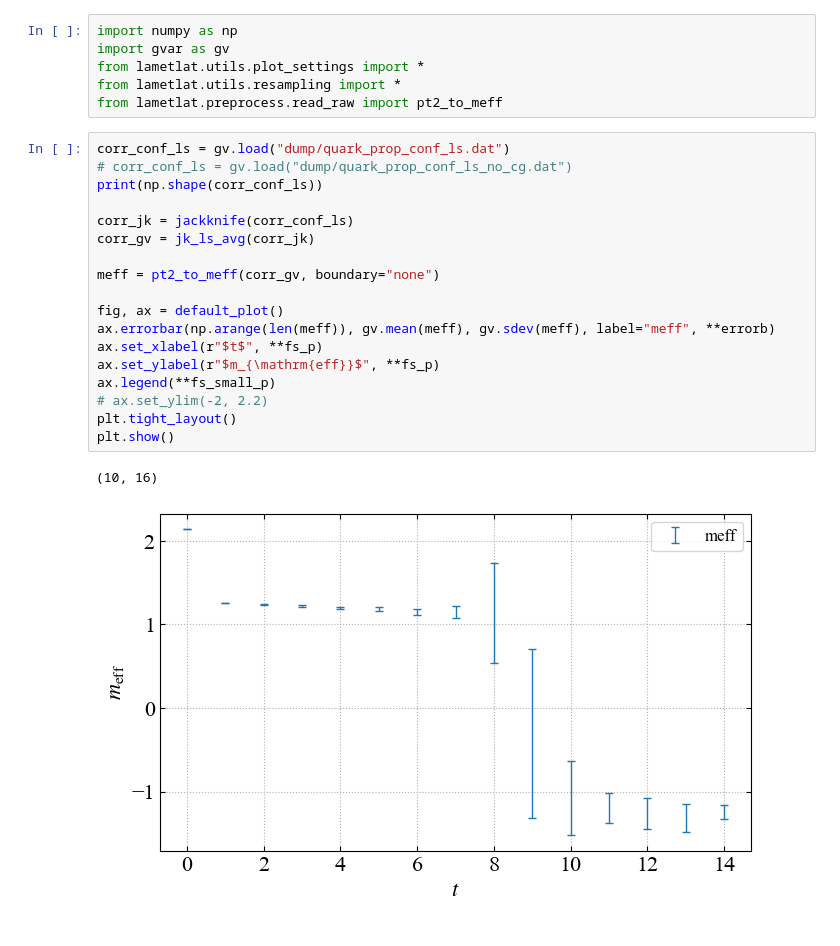
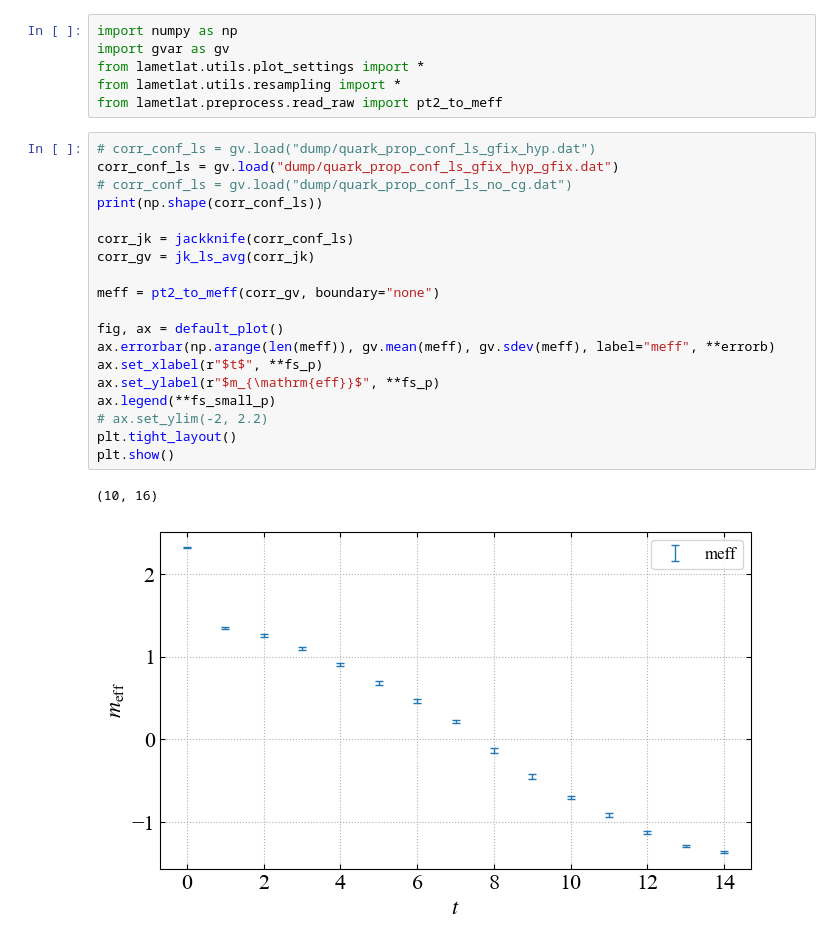
Before and after one commit to Greyyy-HJC/gpt_benchmark, a Jupyter notebook: examples/quark_corr/quark_prop.ipynb, the cells around one changed output. Drawn from its saved outputs; the diff is of its cells as text.

```diff
--- a/examples/quark_corr/quark_prop.ipynb
+++ b/examples/quark_corr/quark_prop.ipynb
@@ -5,23 +5,24 @@ from lametlat.utils.plot_settings import *
 from lametlat.utils.resampling import *
 from lametlat.preprocess.read_raw import pt2_to_meff
 # %%
-corr_conf_ls = gv.load("dump/quark_prop_conf_ls.dat")
+# corr_conf_ls = gv.load("dump/quark_prop_conf_ls_gfix_hyp.dat")
+corr_conf_ls = gv.load("dump/quark_prop_conf_ls_gfix_hyp_gfix.dat")
 # corr_conf_ls = gv.load("dump/quark_prop_conf_ls_no_cg.dat")
 print(np.shape(corr_conf_ls))
 
 corr_jk = jackknife(corr_conf_ls)
 corr_gv = jk_ls_avg(corr_jk)
 
 meff = pt2_to_meff(corr_gv, boundary="none")
 
 fig, ax = default_plot()
 ax.errorbar(np.arange(len(meff)), gv.mean(meff), gv.sdev(meff), label="meff", **errorb)
 ax.set_xlabel(r"$t$", **fs_p)
 ax.set_ylabel(r"$m_{\mathrm{eff}}$", **fs_p)
 ax.legend(**fs_small_p)
 # ax.set_ylim(-2, 2.2)
 plt.tight_layout()
 plt.show()
 # %% [output]
 (10, 16)
-[figure, old version]
+[figure, new version]
```
Also changed, not shown: 10 other files.
